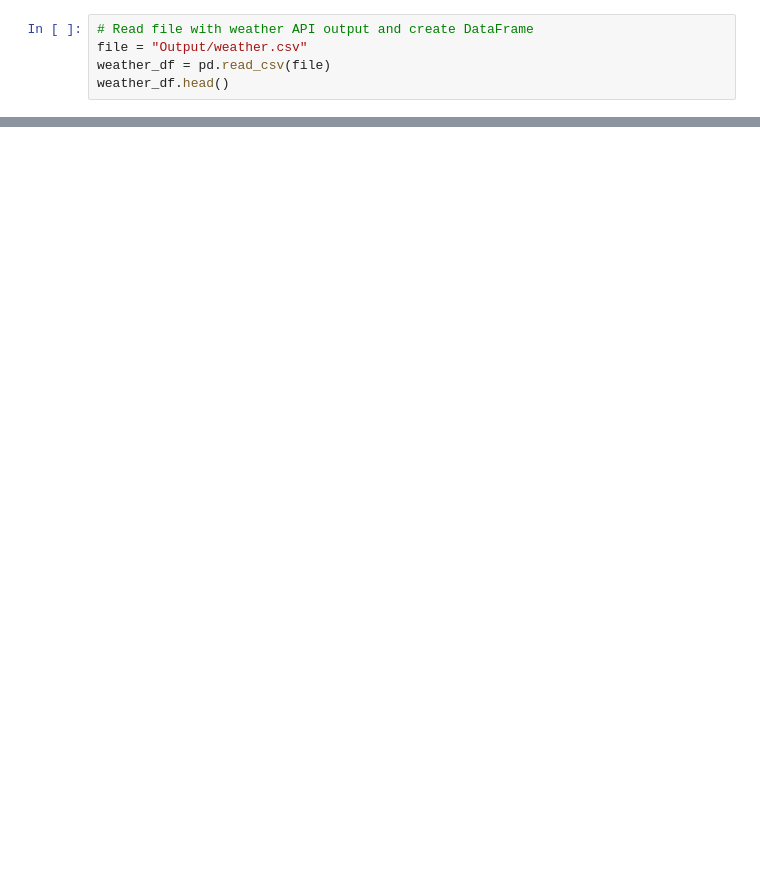
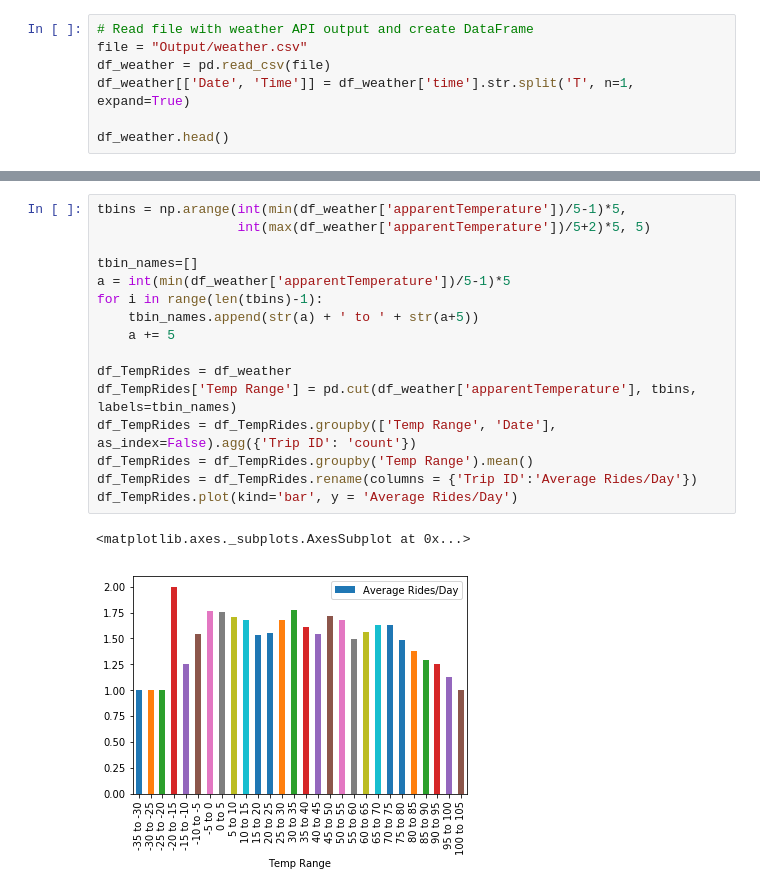
Before and after one commit to peterjorphan/07-project_one, a Jupyter notebook: Data Analysis.ipynb, the cells around one changed output, grey strips where cells are left out. Cells and saved outputs as stored; diff of their text form; blank space fills up the shorter version.

Commit message:
added bins and plots in Data Analysis

```diff
--- a/Data Analysis.ipynb
+++ b/Data Analysis.ipynb
@@ -5,8 +7,10 @@ import matplotlib as plt
 # %%
 # Read file with weather API output and create DataFrame
 file = "Output/weather.csv"
-weather_df = pd.read_csv(file)
-weather_df.head()
+df_weather = pd.read_csv(file)
+df_weather[['Date', 'Time']] = df_weather['time'].str.split('T', n=1, expand=True)
+
+df_weather.head()
 # %% [output]
 |  | Unnamed: 0 | Trip ID | time | summary | precipIntensity | precipProbability | temperature | ... |
 | 0 | 0 | bc6f08423e9f194cb63a0d5ec6c6a2dea... | 2013-11-16T01:45:00 | Partly Cloudy | 0.0000 | 0.00 | 43.39 | ... |
@@ -44,0 +51,19 @@ grouped_weather['summary'].count().plot(kind='bar')
+# %%
+tbins = np.arange(int(min(df_weather['apparentTemperature'])/5-1)*5,
+                  int(max(df_weather['apparentTemperature'])/5+2)*5, 5)
+
+tbin_names=[]
+a = int(min(df_weather['apparentTemperature'])/5-1)*5
+for i in range(len(tbins)-1):
+    tbin_names.append(str(a) + ' to ' + str(a+5))
+    a += 5
+
+df_TempRides = df_weather
+df_TempRides['Temp Range'] = pd.cut(df_weather['apparentTemperature'], tbins, labels=tbin_names)
+df_TempRides = df_TempRides.groupby(['Temp Range', 'Date'], as_index=False).agg({'Trip ID': 'count'})
+df_TempRides = df_TempRides.groupby('Temp Range').mean()
+df_TempRides = df_TempRides.rename(columns = {'Trip ID':'Average Rides/Day'})
+df_TempRides.plot(kind='bar', y = 'Average Rides/Day')
+# %% [output]
+<matplotlib.axes._subplots.AxesSubplot at 0x...>
+[figure, added]
```
Also changed, not shown: parts of 8 cells of this notebook.
